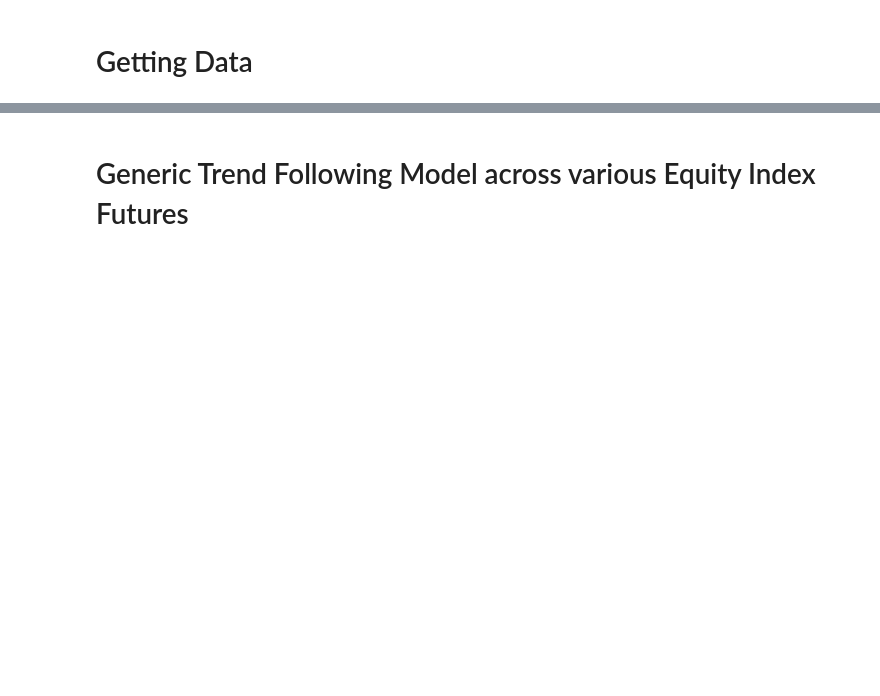
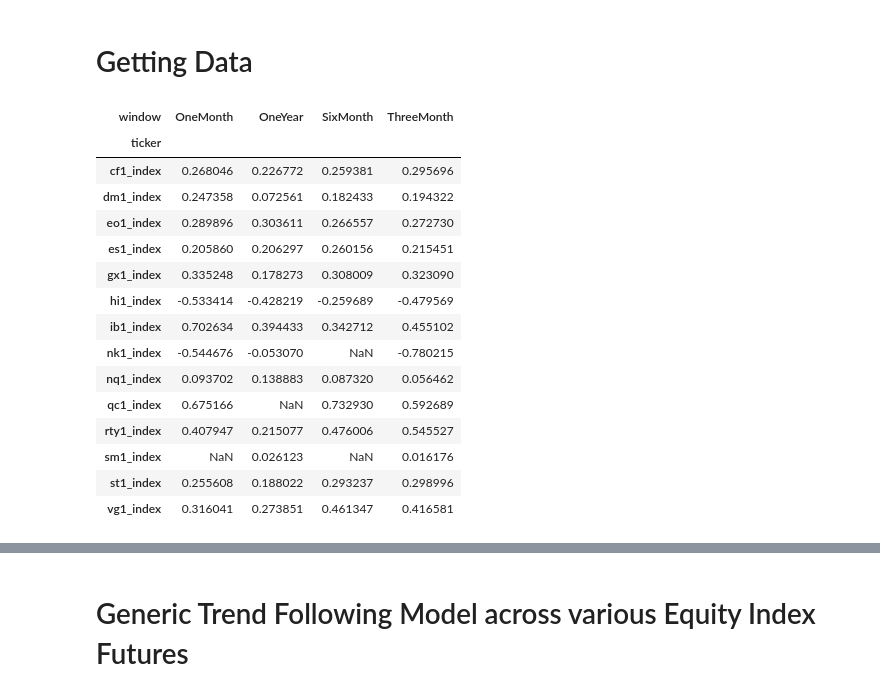
Before and after one commit to diegodalvarez/TrendSystem, a Jupyter notebook: Research/SignalResearch/1ImpliedCorrelationSignals.ipynb, the cells around one changed output, grey strips where cells are left out. Cells and saved outputs as stored; diff of their text form; code cells hidden in the pictures; blank space fills up the shorter version.

```diff
--- a/Research/SignalResearch/1ImpliedCorrelationSignals.ipynb
+++ b/Research/SignalResearch/1ImpliedCorrelationSignals.ipynb
@@ -55,0 +62,57 @@ df_corr_fut_guide = (pd.read_excel(
+# %%
+df_scaler = (df_corr
+    .assign(date = lambda x: pd.to_datetime(x.date).dt.date)
+    .set_index("date")
+    .groupby(["eq_ticker", "window"])
+    .apply(lambda x: (x.sort_index().value + 1).diff())
+    .to_frame(name = "scaler")
+    .reset_index())
+# %%
+df_combined = (df_corr_fut_guide
+    .merge(right = df_px, how = "inner", on = ["ticker"])
+    .rename(columns = {"equity": "eq_ticker"})
+    .merge(right = df_scaler, how = "inner", on = ["date", "eq_ticker"])
+    .dropna())
+# %%
+df_raw_signal = (df_combined
+    .assign(adj_val = lambda x: x.scaler * x.px_diff)
+    [["ticker", "date", "px_diff", "window", "adj_val"]])
+# %%
+df_signal = (df_raw_signal
+    .pivot(index = ["date", "ticker", "px_diff"], columns = "window", values = "adj_val")
+    .reset_index()
+    .set_index("date")
+    .groupby("ticker")
+    .apply(lambda x: x.sort_index() / x.sort_index().ewm(span = 10, adjust = False).std())
+    .reset_index()
+    .set_index("date")
+    .groupby("ticker")
+    .apply(lambda x: x.ewm(span = 100, adjust = False).mean().shift())
+    .reset_index())
+# %%
+(df_signal
+    .melt(id_vars = ["date", "ticker", "px_diff"])
+    .drop(columns = ["date"])
+    .groupby(["ticker", "window"])
+    .agg("corr")
+    .loc[lambda x: x.value != 1]
+    .reset_index()
+    .dropna()
+    .pivot(index = "ticker", columns = "window", values = "value"))
+# %% [output]
+| window | OneMonth | OneYear | SixMonth | ThreeMonth |
+| ticker |  |  |  |  |
+| cf1_index | 0.268046 | 0.226772 | 0.259381 | 0.295696 |
+| dm1_index | 0.247358 | 0.072561 | 0.182433 | 0.194322 |
+| eo1_index | 0.289896 | 0.303611 | 0.266557 | 0.272730 |
+| es1_index | 0.205860 | 0.206297 | 0.260156 | 0.215451 |
+| gx1_index | 0.335248 | 0.178273 | 0.308009 | 0.323090 |
+| hi1_index | -0.533414 | -0.428219 | -0.259689 | -0.479569 |
+| ib1_index | 0.702634 | 0.394433 | 0.342712 | 0.455102 |
+| nk1_index | -0.544676 | -0.053070 | NaN | -0.780215 |
+| nq1_index | 0.093702 | 0.138883 | 0.087320 | 0.056462 |
+| qc1_index | 0.675166 | NaN | 0.732930 | 0.592689 |
+| rty1_index | 0.407947 | 0.215077 | 0.476006 | 0.545527 |
+| sm1_index | NaN | 0.026123 | NaN | 0.016176 |
+| st1_index | 0.255608 | 0.188022 | 0.293237 | 0.298996 |
+| vg1_index | 0.316041 | 0.273851 | 0.461347 | 0.416581 |
```
Also changed, not shown: parts of 27 cells of this notebook, 1 other file.
